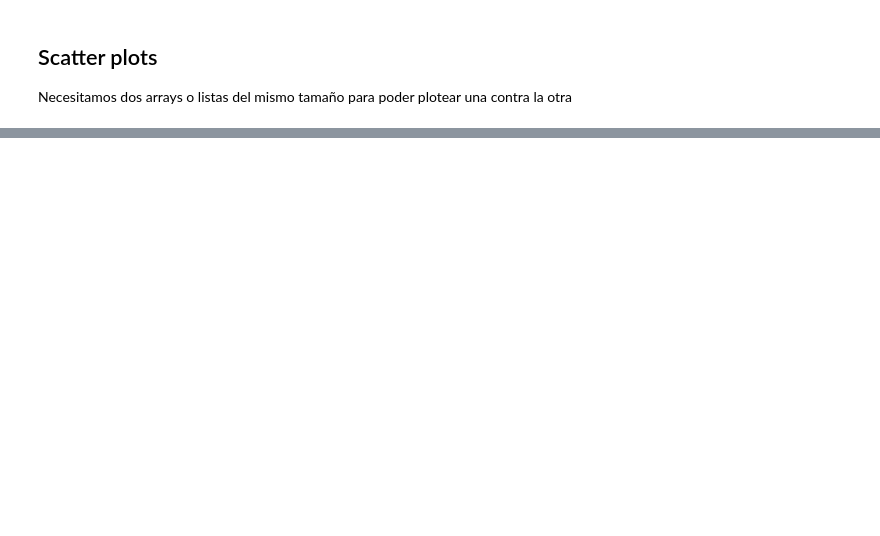
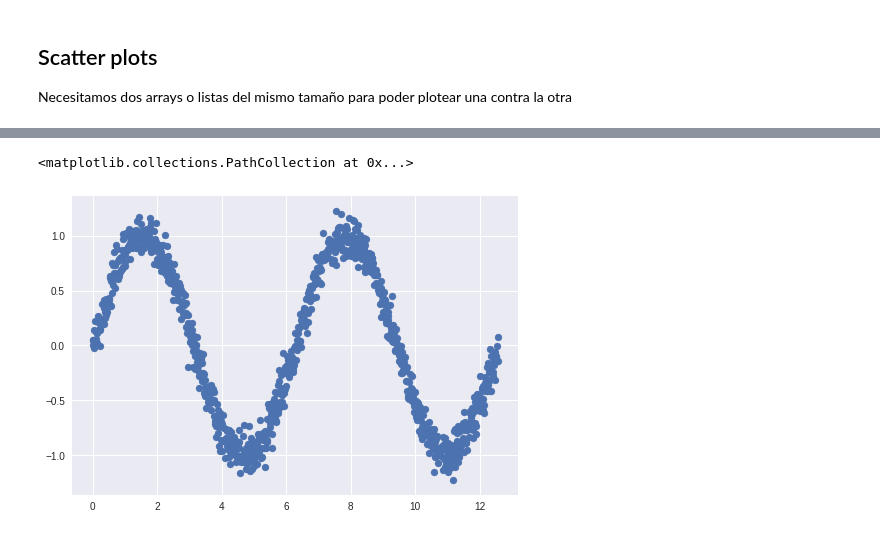
Before and after one commit to vianmarin/MADM-2017, a Jupyter notebook: 1-Introducción/6 - Introducción a Numpy y Matplotlib.ipynb, the cells around one changed output, grey strips where cells are left out. Saved outputs shown, nothing was run; the diff lists cells and outputs as text; code cells hidden in the pictures; blank space fills up the shorter version.

```diff
--- a/1-Introducción/6 - Introducción a Numpy y Matplotlib.ipynb
+++ b/1-Introducción/6 - Introducción a Numpy y Matplotlib.ipynb
@@ -350,3 +527,6 @@ sns.jointplot(x=x, y=y, kind='kde')
 # %%
 ## Genera un sinusoide y añadele ruido aleatorio gaussiano.
 ## con media=0 y std=0.1 y grafícalo.
+
+x = np.linspace(0, 4*np.pi, 1000)
+print(x)
@@ -352,0 +551,3 @@ sns.jointplot(x=x, y=y, kind='kde')
+# %%
+y_real = np.sin(x)
+print(y_real)
@@ -352,0 +572,9 @@ sns.jointplot(x=x, y=y, kind='kde')
+# %%
+noise = np.random.normal(0, 0.1, size=1000)
+# %%
+y_noise = y_real + noise
+# %%
+plt.scatter(x, y_noise)
+# %% [output]
+<matplotlib.collections.PathCollection at 0x...>
+[figure, added]
```
Also changed, not shown: parts of 41 cells of this notebook, 2 other files.
